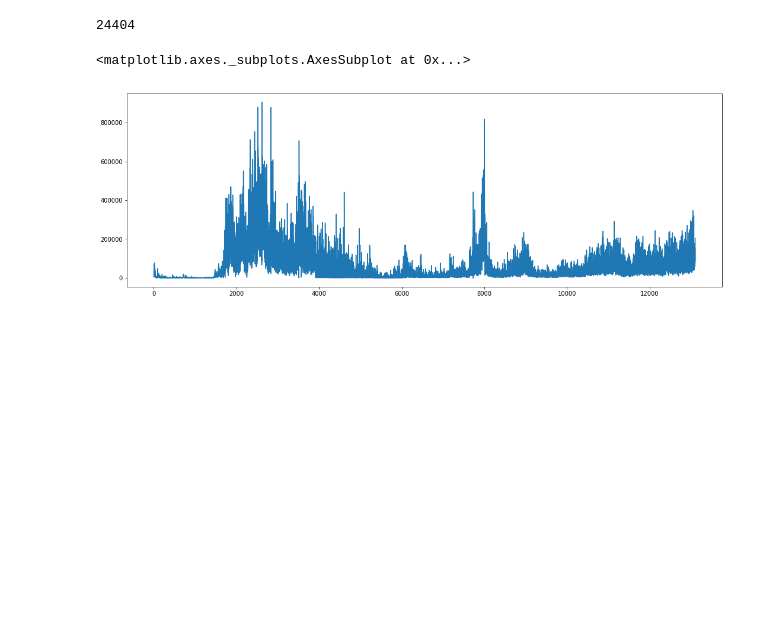
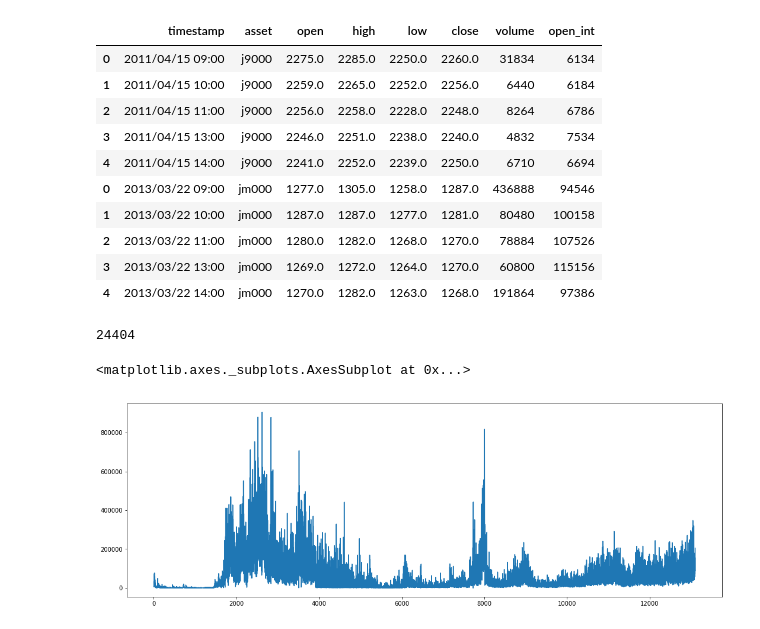
Before and after one commit to bradsun91/brad_public_workspace_mac, a Jupyter notebook: research_factors.ipynb, the cells around one changed output. Saved outputs shown, nothing was run; the diff lists cells and outputs as text; code cells hidden in the pictures; blank space fills up the shorter version.

```diff
--- a/research_factors.ipynb
+++ b/research_factors.ipynb
@@ -26,5 +49,19 @@ df.head(2)
 # %%
-df.columns = ['time', 'open', 'high', 'low', 'close', 'volume', 'open_int', 'asset']
+df.columns = ['timestamp', 'open', 'high', 'low', 'close', 'volume', 'open_int', 'asset']
+# %%
+df[['timestamp', 'asset','open', 'high', 'low', 'close', 'volume', 'open_int']]
+# %% [output]
+|  | timestamp | asset | open | high | low | close | volume | open_int |
+| 0 | 2011/04/15 09:00 | j9000 | 2275.0 | 2285.0 | 2250.0 | 2260.0 | 31834 | 6134 |
+| 1 | 2011/04/15 10:00 | j9000 | 2259.0 | 2265.0 | 2252.0 | 2256.0 | 6440 | 6184 |
+| 2 | 2011/04/15 11:00 | j9000 | 2256.0 | 2258.0 | 2228.0 | 2248.0 | 8264 | 6786 |
+| 3 | 2011/04/15 13:00 | j9000 | 2246.0 | 2251.0 | 2238.0 | 2240.0 | 4832 | 7534 |
+| 4 | 2011/04/15 14:00 | j9000 | 2241.0 | 2252.0 | 2239.0 | 2250.0 | 6710 | 6694 |
+| 0 | 2013/03/22 09:00 | jm000 | 1277.0 | 1305.0 | 1258.0 | 1287.0 | 436888 | 94546 |
+| 1 | 2013/03/22 10:00 | jm000 | 1287.0 | 1287.0 | 1277.0 | 1281.0 | 80480 | 100158 |
+| 2 | 2013/03/22 11:00 | jm000 | 1280.0 | 1282.0 | 1268.0 | 1270.0 | 78884 | 107526 |
+| 3 | 2013/03/22 13:00 | jm000 | 1269.0 | 1272.0 | 1264.0 | 1270.0 | 60800 | 115156 |
+| 4 | 2013/03/22 14:00 | jm000 | 1270.0 | 1282.0 | 1263.0 | 1268.0 | 191864 | 97386 |
 # %%
 len(df)
 # %% [output]
```
Also changed, not shown: parts of 10 cells of this notebook, 1 other file.
